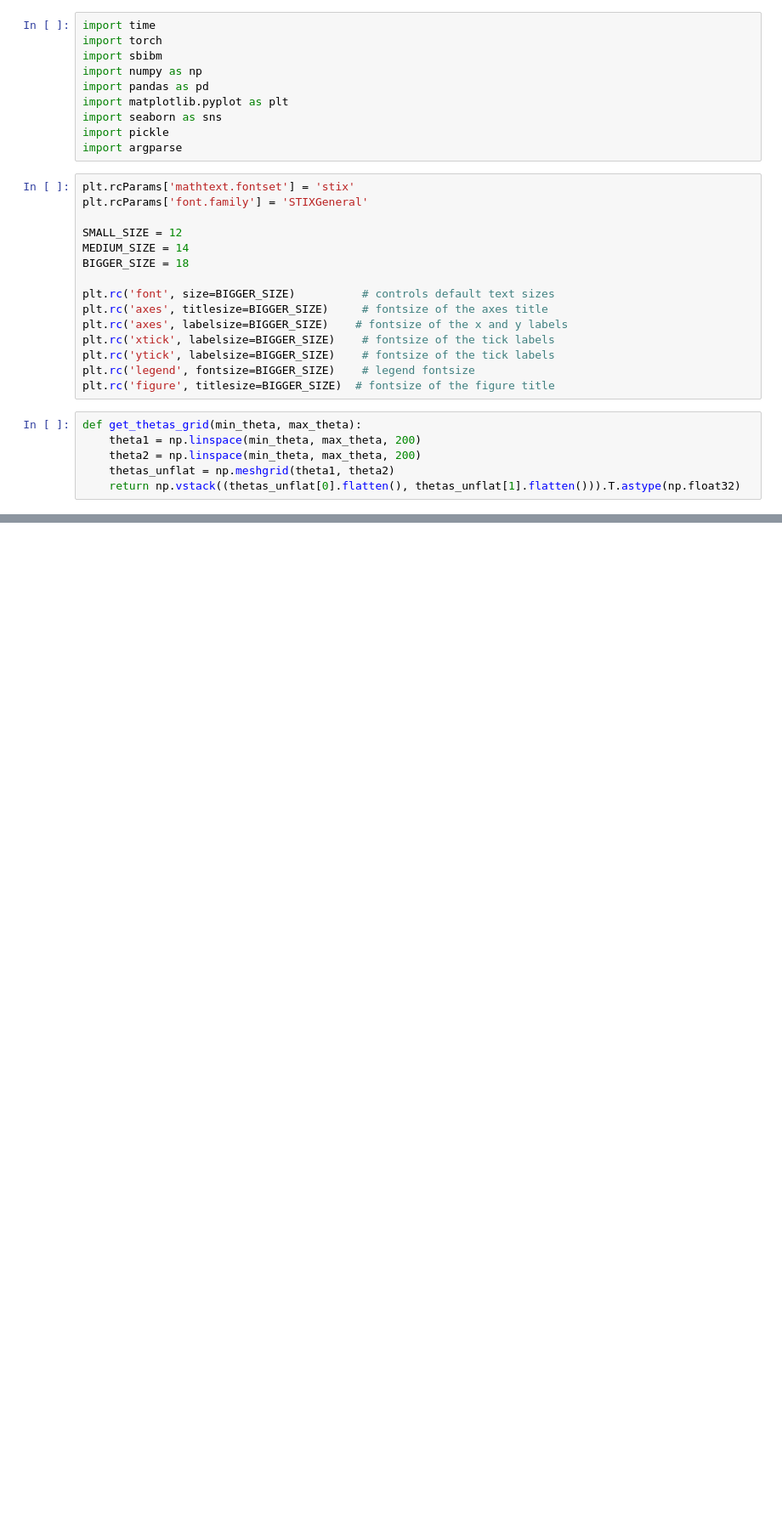
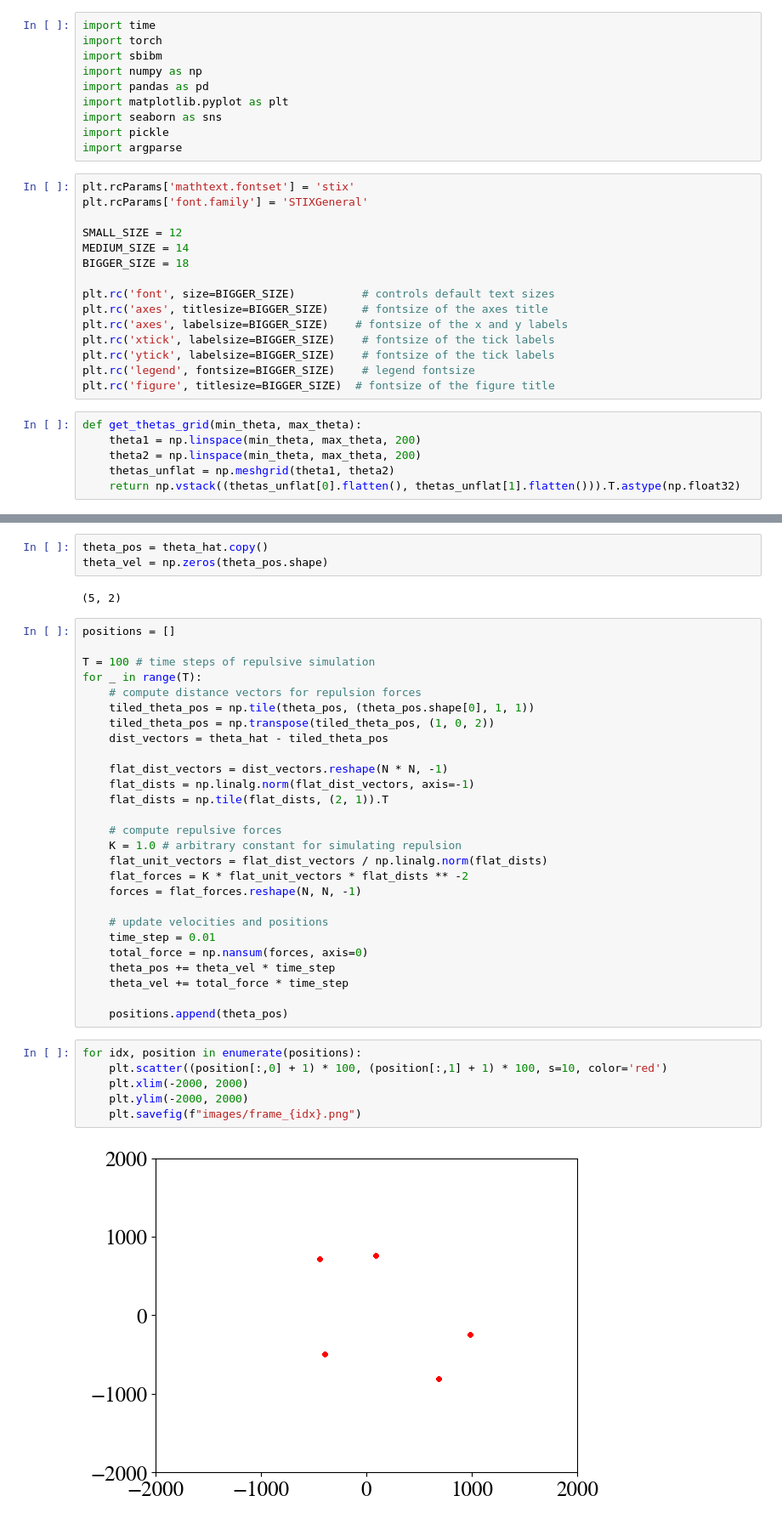
Before and after one commit to yashpatel5400/csi, a Jupyter notebook: thomson/plot_regions.ipynb, the cells around one changed output, grey strips where cells are left out. Shown: that part at 85% size. Cells and saved outputs as stored; diff of their text form; blank space fills up the shorter version.

Commit message:
Errrr, this code is totally dysfunctional -- hopefully not for long!

```diff
--- a/thomson/plot_regions.ipynb
+++ b/thomson/plot_regions.ipynb
@@ -78,0 +84,40 @@ plt.scatter((theta_hat[:,0] + 1) * 100, (theta_hat[:,1] + 1) * 100, s=10, color=
+# %%
+theta_pos = theta_hat.copy()
+theta_vel = np.zeros(theta_pos.shape)
+# %% [output]
+(5, 2)
+# %%
+positions = []
+
+T = 100 # time steps of repulsive simulation
+for _ in range(T):
+    # compute distance vectors for repulsion forces
+    tiled_theta_pos = np.tile(theta_pos, (theta_pos.shape[0], 1, 1))
+    tiled_theta_pos = np.transpose(tiled_theta_pos, (1, 0, 2))
+    dist_vectors = theta_hat - tiled_theta_pos
+
+    flat_dist_vectors = dist_vectors.reshape(N * N, -1)
+    flat_dists = np.linalg.norm(flat_dist_vectors, axis=-1)
+    flat_dists = np.tile(flat_dists, (2, 1)).T
+
+    # compute repulsive forces
+    K = 1.0 # arbitrary constant for simulating repulsion
+    flat_unit_vectors = flat_dist_vectors / np.linalg.norm(flat_dists)
+    flat_forces = K * flat_unit_vectors * flat_dists ** -2
+    forces = flat_forces.reshape(N, N, -1)
+
+    # update velocities and positions
+    time_step = 0.01
+    total_force = np.nansum(forces, axis=0)
+    theta_pos += theta_vel * time_step
+    theta_vel += total_force * time_step
+
+    positions.append(theta_pos)
+# %%
+for idx, position in enumerate(positions):
+    plt.scatter((position[:,0] + 1) * 100, (position[:,1] + 1) * 100, s=10, color='red')
+    plt.xlim(-2000, 2000)
+    plt.ylim(-2000, 2000)
+    plt.savefig(f"images/frame_{idx}.png")
+# %% [output]
+[figure, added]
```
Also changed, not shown: parts of 2 cells of this notebook.
